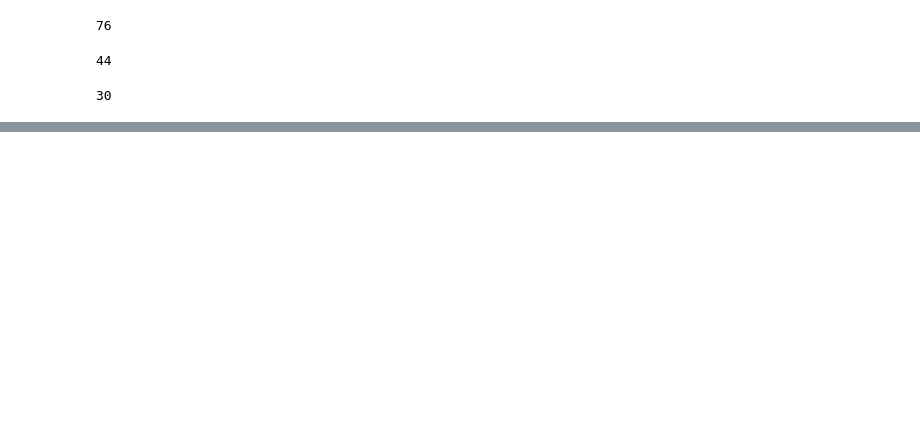
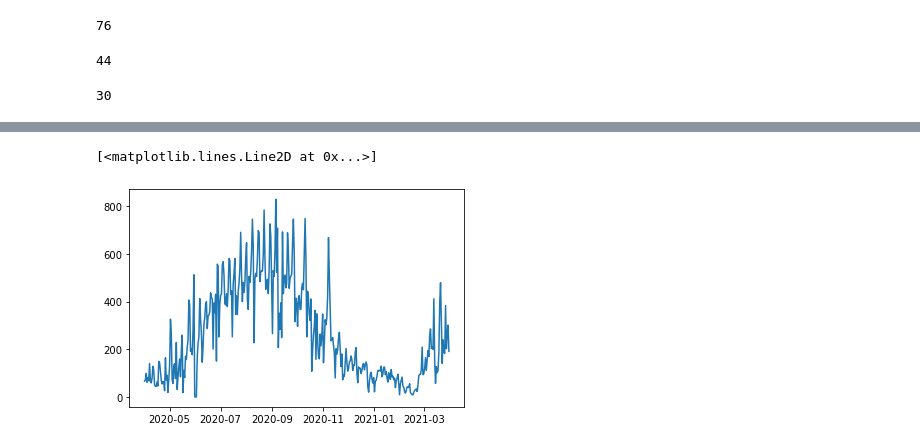
Before and after one commit to nick-kopy/Predicting-Bike-Rental-Station-Traffic, a Jupyter notebook: cap3.ipynb, the cells around one changed output, grey strips where cells are left out. Saved outputs shown, nothing was run; the diff lists cells and outputs as text; code cells hidden in the pictures; blank space fills up the shorter version.

```diff
--- a/cap3.ipynb
+++ b/cap3.ipynb
@@ -423,3 +280,20 @@ group_f = set([402,62,403,272,132,280,401,120,339,406,207,171,370,148,147,
 len(group_f)
 # %% [output]
 30
+# %%
+def serialize(inputdf):
+    '''finish later'''
+
+    out = inputdf.groupby(['date', 'hour']).agg('mean')
+
+    out['size'] = inputdf.groupby(['date', 'hour']).size()
+
+    dti = pd.Series(pd.date_range("2020-04-01", freq="D", periods=365)).dt.date
+
+    idx = pd.MultiIndex.from_product([dti, [9,10,11,12,13,14,15,16,17,18,19,20]], names=['date', 'hour'])
+
+    df_blank = pd.DataFrame(data = np.zeros(shape=(365*12, 7)), index=idx,
+                            columns=['trip_time', 'round_trip', 'electric', 'member', 'entering',
+                                     'trip_dist', 'size'])
+
+    return pd.concat([df_blank, out]).groupby(['date', 'hour']).agg('sum')
@@ -425,0 +387,11 @@ len(group_f)
+# %%
+# how to get the station names for each group
+# a: downtown, b: lincoln park, c: wicker park, d: hyde park, e: uptown, f: chinatown
+
+groups = pd.read_csv('data/groups.csv')
+
+downtown = set(groups[groups['group'] == 'a'].name.values)
+# %%
+df_down = station_data(region=downtown)
+
+df_down
@@ -425,0 +412,2 @@ len(group_f)
+# %%
+df_down_1 = serialize(df_down)
@@ -425,0 +436,9 @@ len(group_f)
+# %%
+graph = df_down_1.groupby(level=0).mean()['size']
+
+fig, ax = plt.subplots()
+
+ax.plot(graph.index, graph)
+# %% [output]
+[<matplotlib.lines.Line2D at 0x...>]
+[figure, added]
```
Also changed, not shown: parts of 25 cells of this notebook.
